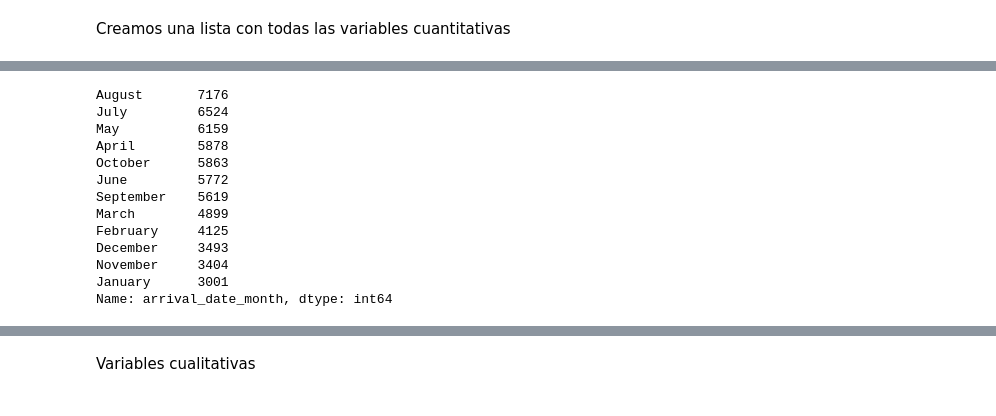
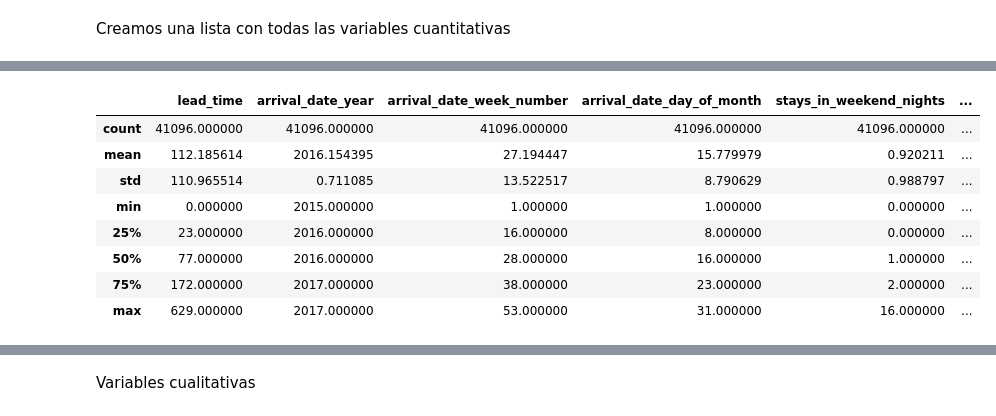
Before and after one commit to Los-persistentes-de-Pearson/7506R-1C2023-GRUPO09, a Jupyter notebook: 7506R_TP1_GRUPO9_CHP1_ENTREGA.ipynb, the cells around one changed output, grey strips where cells are left out. Cells and saved outputs as stored; diff of their text form; code cells hidden in the pictures.

```diff
--- a/7506R_TP1_GRUPO9_CHP1_ENTREGA.ipynb
+++ b/7506R_TP1_GRUPO9_CHP1_ENTREGA.ipynb
@@ -141,18 +156,14 @@ sns.heatmap(data = correlaciones, annot = True, cmap = "Blues")
-# %%
-hotelsdf['arrival_date_month'].value_counts()
-# %% [output]
-August       7176
-July         6524
-May          6159
-April        5878
-October      5863
-June         5772
-September    5619
-March        4899
-February     4125
-December     3493
-November     3404
-January      3001
-Name: arrival_date_month, dtype: int64
+# %%
+hotelsdf[cuantitativas].describe()
+# %% [output]
+|  | lead_time | arrival_date_year | arrival_date_week_number | arrival_date_day_of_month | stays_in_weekend_nights | ... |
+| count | 41096.000000 | 41096.000000 | 41096.000000 | 41096.000000 | 41096.000000 | ... |
+| mean | 112.185614 | 2016.154395 | 27.194447 | 15.779979 | 0.920211 | ... |
+| std | 110.965514 | 0.711085 | 13.522517 | 8.790629 | 0.988797 | ... |
+| min | 0.000000 | 2015.000000 | 1.000000 | 1.000000 | 0.000000 | ... |
+| 25% | 23.000000 | 2016.000000 | 16.000000 | 8.000000 | 0.000000 | ... |
+| 50% | 77.000000 | 2016.000000 | 28.000000 | 16.000000 | 1.000000 | ... |
+| 75% | 172.000000 | 2017.000000 | 38.000000 | 23.000000 | 2.000000 | ... |
+| max | 629.000000 | 2017.000000 | 53.000000 | 31.000000 | 16.000000 | ... |
 # %%
 hotelsdf.isnull().sum()
```
Also changed, not shown: parts of 8 cells of this notebook.
